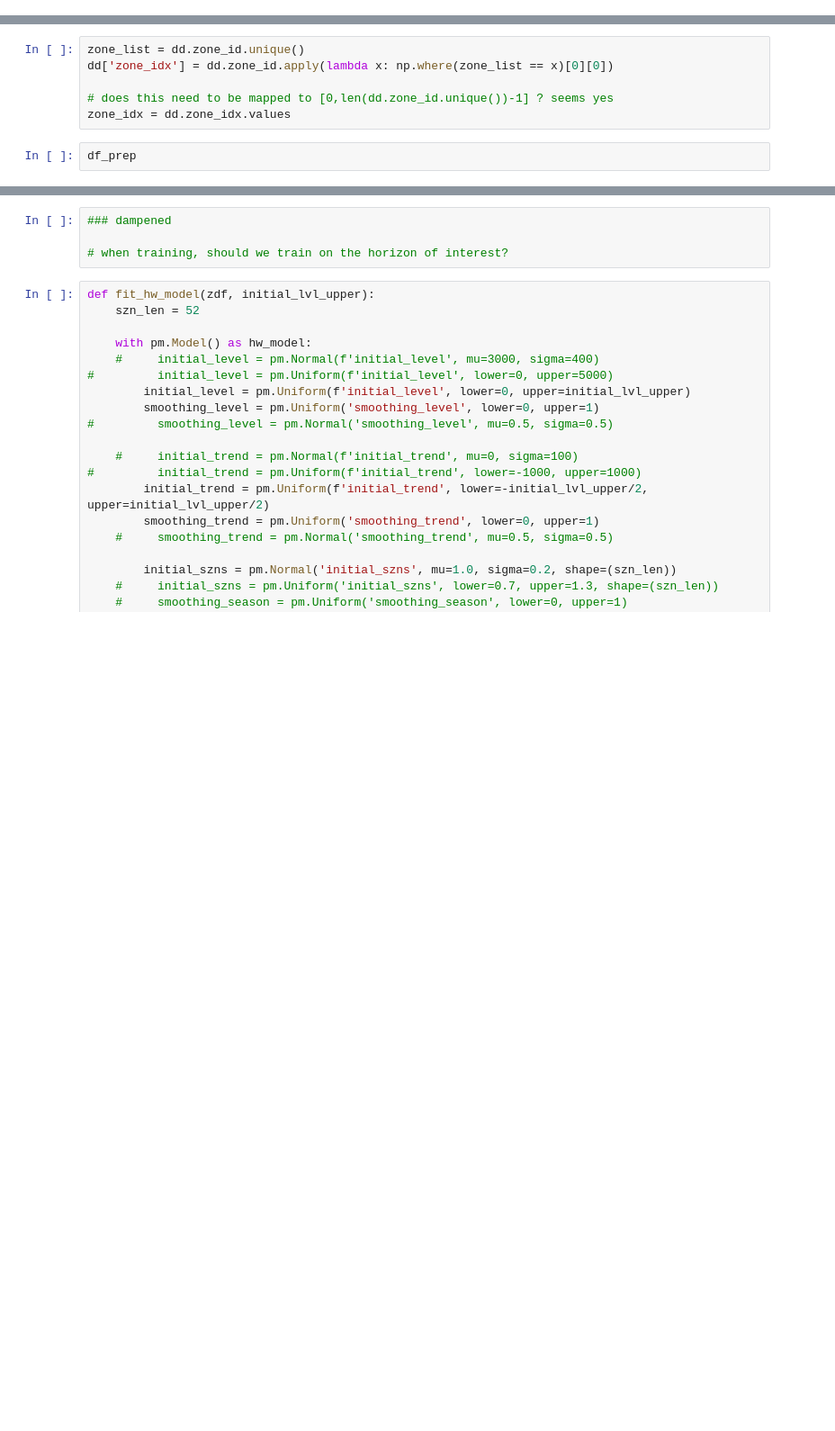
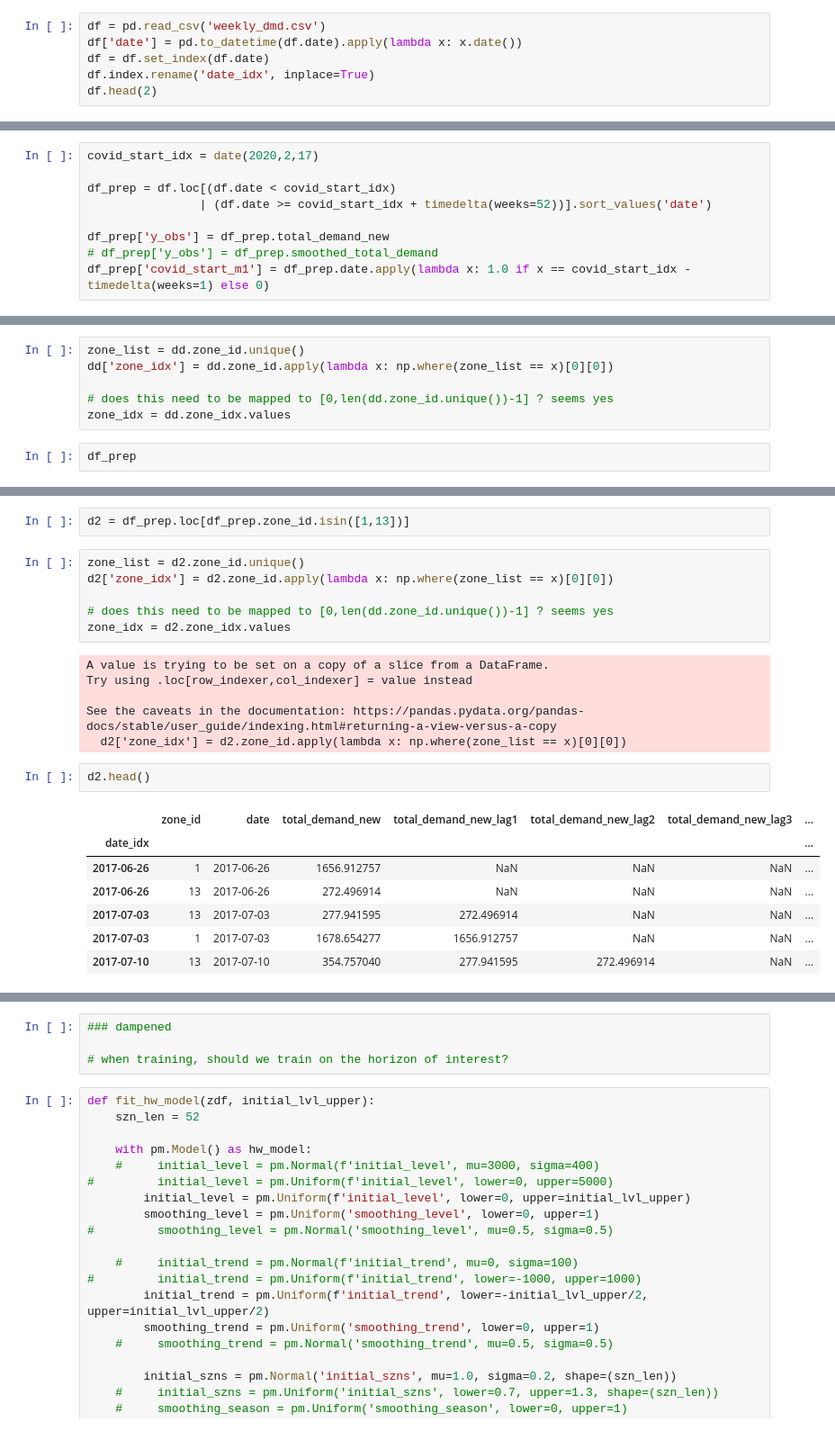
Before and after one commit to soreasy/bayesian_hierarchical_models, a Jupyter notebook: Hierarchical Bayesian Holt-Winters.ipynb, the cells around one changed output, grey strips where cells are left out. Shown at 90% size. Cells and saved outputs as stored; diff of their text form; blank space fills up the shorter version.

```diff
--- a/Hierarchical Bayesian Holt-Winters.ipynb
+++ b/Hierarchical Bayesian Holt-Winters.ipynb
@@ -0,0 +15,6 @@
+# %%
+df = pd.read_csv('weekly_dmd.csv')
+df['date'] = pd.to_datetime(df.date).apply(lambda x: x.date())
+df = df.set_index(df.date)
+df.index.rename('date_idx', inplace=True)
+df.head(2)
@@ -1,3 +26,12 @@
+# %%
+covid_start_idx = date(2020,2,17)
+
+df_prep = df.loc[(df.date < covid_start_idx)
+                | (df.date >= covid_start_idx + timedelta(weeks=52))].sort_values('date')
+
+df_prep['y_obs'] = df_prep.total_demand_new
+# df_prep['y_obs'] = df_prep.smoothed_total_demand
+df_prep['covid_start_m1'] = df_prep.date.apply(lambda x: 1.0 if x == covid_start_idx - timedelta(weeks=1) else 0)
 # %%
 # [] remove first X (3?) weeks for each zone?
 # [] how to align ish
@@ -110,3 +165,27 @@ def fit_hw_model(zdf, initial_lvl_upper):
     map_estimate = pm.find_MAP(model=hw_model)
 
     return map_estimate, ys, is_covid_start
+# %%
+d2 = df_prep.loc[df_prep.zone_id.isin([1,13])]
+# %%
+zone_list = d2.zone_id.unique()
+d2['zone_idx'] = d2.zone_id.apply(lambda x: np.where(zone_list == x)[0][0])
+
+# does this need to be mapped to [0,len(dd.zone_id.unique())-1] ? seems yes
+zone_idx = d2.zone_idx.values
+# %% [output]
+A value is trying to be set on a copy of a slice from a DataFrame.
+Try using .loc[row_indexer,col_indexer] = value instead
+
+See the caveats in the documentation: https://pandas.pydata.org/pandas-docs/stable/user_guide/indexing.html#returning-a-view-versus-a-copy
+  d2['zone_idx'] = d2.zone_id.apply(lambda x: np.where(zone_list == x)[0][0])
+# %%
+d2.head()
+# %% [output]
+|  | zone_id | date | total_demand_new | total_demand_new_lag1 | total_demand_new_lag2 | total_demand_new_lag3 | ... |
+| date_idx |  |  |  |  |  |  | ... |
+| 2017-06-26 | 1 | 2017-06-26 | 1656.912757 | NaN | NaN | NaN | ... |
+| 2017-06-26 | 13 | 2017-06-26 | 272.496914 | NaN | NaN | NaN | ... |
+| 2017-07-03 | 13 | 2017-07-03 | 277.941595 | 272.496914 | NaN | NaN | ... |
+| 2017-07-03 | 1 | 2017-07-03 | 1678.654277 | 1656.912757 | NaN | NaN | ... |
+| 2017-07-10 | 13 | 2017-07-10 | 354.757040 | 277.941595 | 272.496914 | NaN | ... |
```
Also changed, not shown: parts of 61 cells of this notebook, 1 other file.
